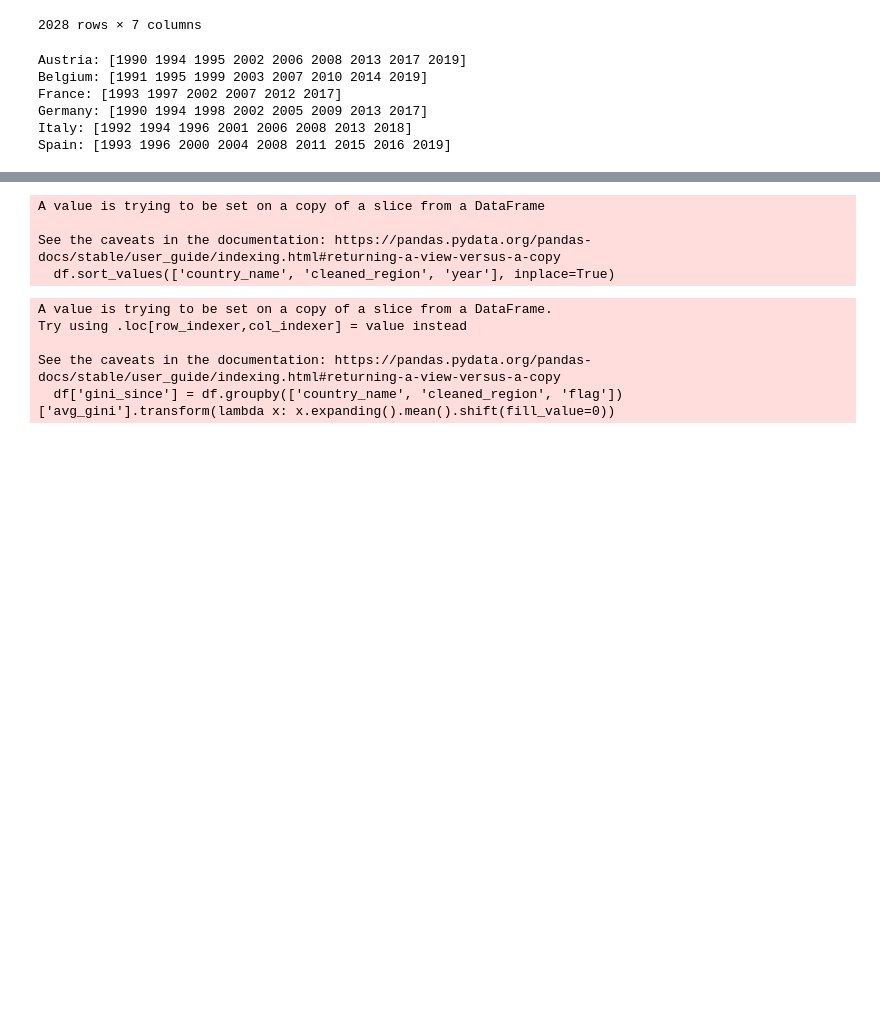
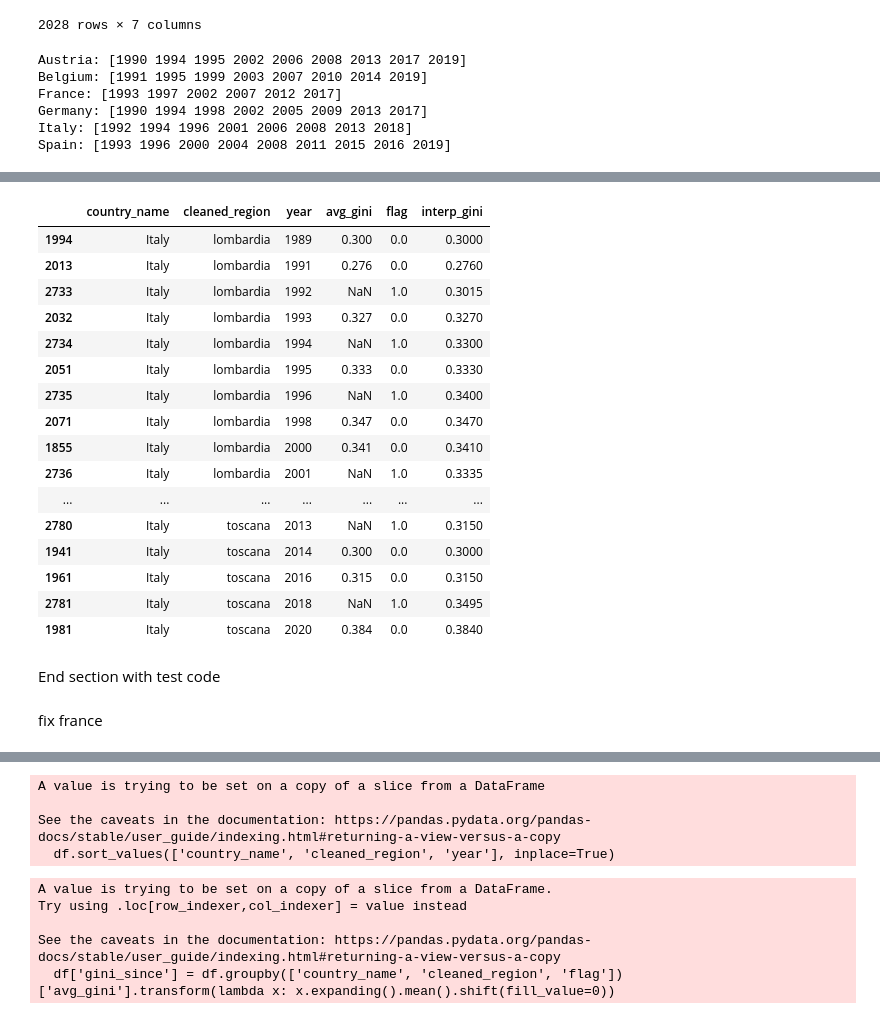
Before and after one commit to SamTGoodson/subnational_inequality, a Jupyter notebook: notebooks/scratch/join_scratch.ipynb, the cells around one changed output, grey strips where cells are left out. Cells and saved outputs as stored; diff of their text form; code cells hidden in the pictures; blank space fills up the shorter version.

```diff
--- a/notebooks/scratch/join_scratch.ipynb
+++ b/notebooks/scratch/join_scratch.ipynb
@@ -258,0 +380,6 @@ election_df['flag'] = 1
+# %%
+full_region_join['flag'].fillna(0, inplace=True)
+# %%
+df = full_region_join[['country_name', 'cleaned_region', 'year', 'avg_gini', 'flag']]
+# %%
+df['interp_gini'] = df.sort_values(by=['cleaned_region', 'year'])['avg_gini'].transform(lambda x: x.interpolate())
@@ -258,0 +392,24 @@ election_df['flag'] = 1
+# %%
+df[df['cleaned_region'].isin(['lombardia','toscana'])].sort_values(by=['cleaned_region','year'])
+# %% [output]
+|  | country_name | cleaned_region | year | avg_gini | flag | interp_gini |
+| 1994 | Italy | lombardia | 1989 | 0.300 | 0.0 | 0.3000 |
+| 2013 | Italy | lombardia | 1991 | 0.276 | 0.0 | 0.2760 |
+| 2733 | Italy | lombardia | 1992 | NaN | 1.0 | 0.3015 |
+| 2032 | Italy | lombardia | 1993 | 0.327 | 0.0 | 0.3270 |
+| 2734 | Italy | lombardia | 1994 | NaN | 1.0 | 0.3300 |
+| 2051 | Italy | lombardia | 1995 | 0.333 | 0.0 | 0.3330 |
+| 2735 | Italy | lombardia | 1996 | NaN | 1.0 | 0.3400 |
+| 2071 | Italy | lombardia | 1998 | 0.347 | 0.0 | 0.3470 |
+| 1855 | Italy | lombardia | 2000 | 0.341 | 0.0 | 0.3410 |
+| 2736 | Italy | lombardia | 2001 | NaN | 1.0 | 0.3335 |
+| ... | ... | ... | ... | ... | ... | ... |
+| 2780 | Italy | toscana | 2013 | NaN | 1.0 | 0.3150 |
+| 1941 | Italy | toscana | 2014 | 0.300 | 0.0 | 0.3000 |
+| 1961 | Italy | toscana | 2016 | 0.315 | 0.0 | 0.3150 |
+| 2781 | Italy | toscana | 2018 | NaN | 1.0 | 0.3495 |
+| 1981 | Italy | toscana | 2020 | 0.384 | 0.0 | 0.3840 |
+# %% [markdown]
+End section with test code
+# %% [markdown]
+fix france
```
Also changed, not shown: parts of 69 cells of this notebook, 4 other files.
